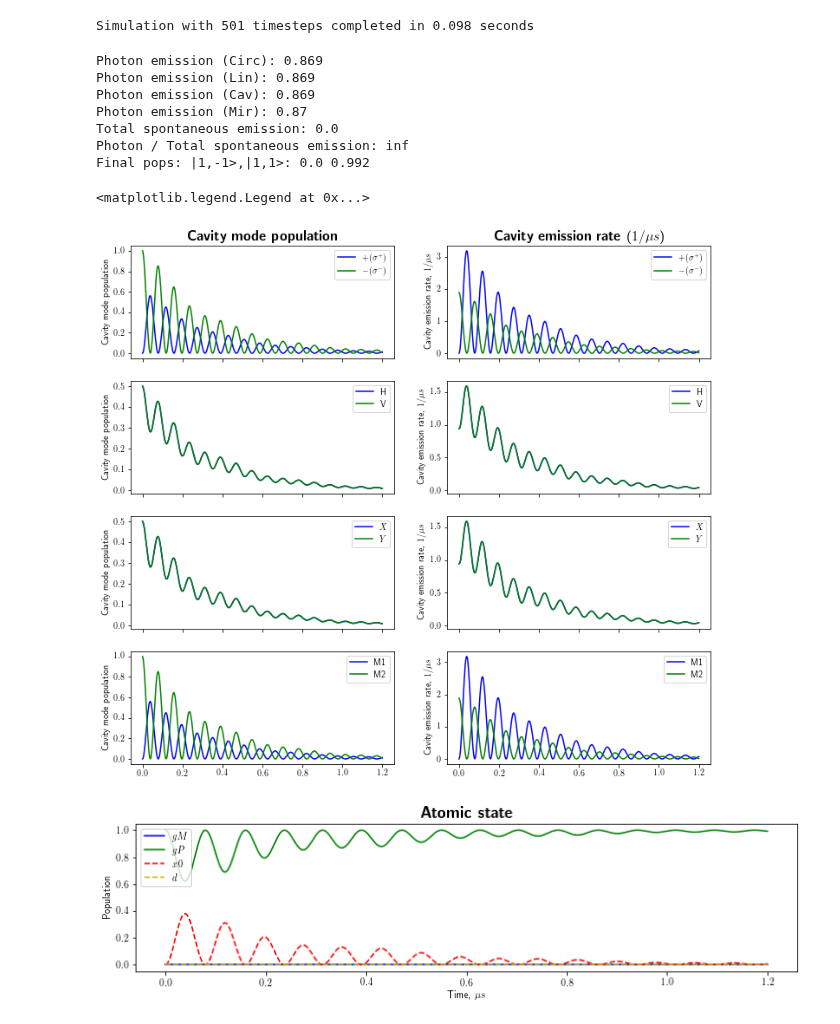
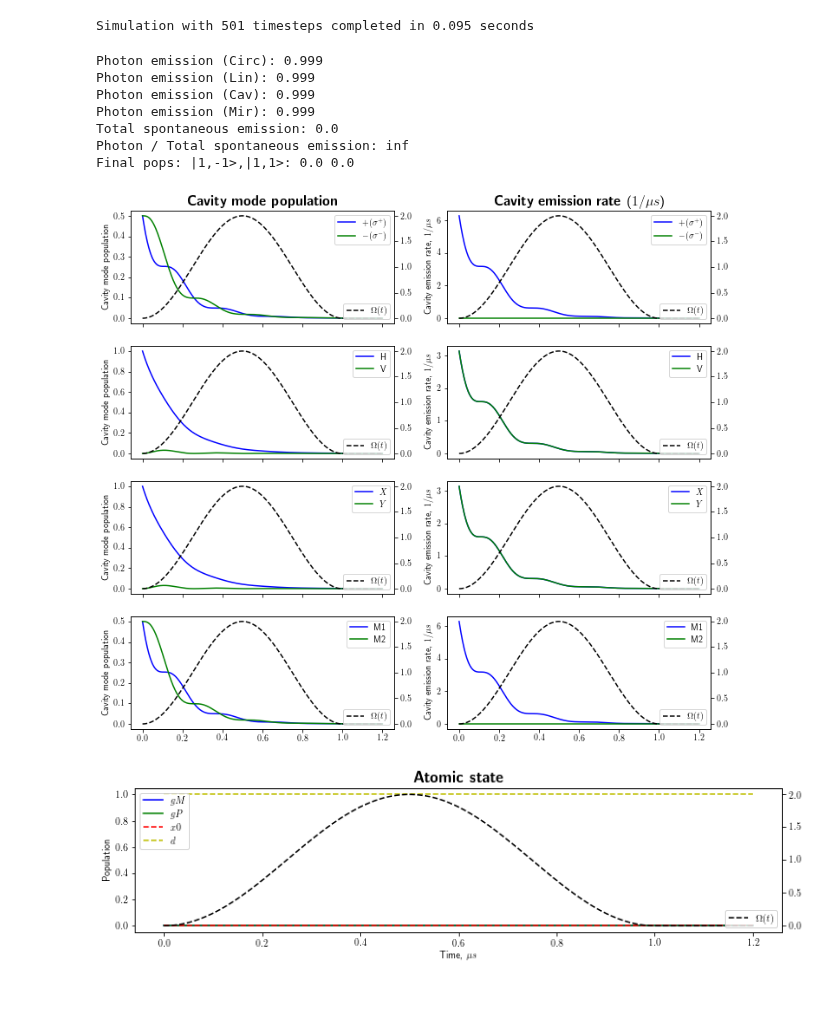
Before and after one commit to tomdbar/rb-cqed, a Jupyter notebook: vStirap-3lvl-complex-biref.ipynb, the cells around one changed output. Saved outputs shown, nothing was run; the diff lists cells and outputs as text; code cells hidden in the pictures; blank space fills up the shorter version.

```diff
--- a/vStirap-3lvl-complex-biref.ipynb
+++ b/vStirap-3lvl-complex-biref.ipynb
@@ -434,7 +417,7 @@ Parameters:
 '''
 lengthStirap= 1
 lengthSim = 1.2
-OmegaStirap = 4 * 2 * np.pi
+OmegaStirap = 2 * 2 * np.pi
 
 wStirap = np.pi / lengthStirap
 t,tStep = np.linspace(0, lengthSim, 251, retstep=True)
@@ -659,17 +642,17 @@ Perform simulation
 '''
 t,tStep = np.linspace(0, lengthSim, 501, retstep=True)
 
-#psi0 = ket(*['x0',0,0]) # Initial state of the system
+psi0 = ket(*['d',1,0]) # Initial state of the system
+#
+# psi0=(ket(*['d',1,0]) - i*ket(*['d',0,1]))/np.sqrt(2)
+# psi0=tensor(basis(M, atomStates['d']),(tensor(basis(N, 1), basis(N, 0)) +
+#                                        i * tensor(basis(N, 0), basis(N, 1))
+#                                        )/np.sqrt(2)
+#              )
 
-#psi0=(ket(*['d',1,0]) - i*ket(*['d',0,1]))/np.sqrt(2)
-
-psi0=tensor(basis(M, atomStates['gP']),(tensor(basis(N, 1), basis(N, 0)) -
-                                       i * tensor(basis(N, 0), basis(N, 1))
-                                       )/np.sqrt(2)
-             )
 
 opts = Options(rhs_reuse=False, rhs_filename='H_Stirap')
-#opts = Options()
+# opts = Options()
 
 t_start = time.time()
 
@@ -678,7 +661,7 @@ output = mesolve(H_Stirap, psi0, t, c_op_list, [], args=args_hams_Stirap, option
 print('Simulation with {0} timesteps completed in {1} seconds'.format(
 t.size,np.round(time.time()-t_start,3) ))
 # %% [output]
-Simulation with 501 timesteps completed in 0.098 seconds
+Simulation with 501 timesteps completed in 0.095 seconds
 # %%
 '''
 Handle simulation results.  Here we produce plots showing the
@@ -690,7 +673,7 @@ and the evolution of the atomic state.
 '''
 output_states = output.states
 
-n_sf=3
+n_sf=10
 
 '''
 Photon number operators for calculating the intra-cavity population in
@@ -715,11 +698,10 @@ exp_anP, exp_anM, exp_anH, exp_anV, exp_anM1, exp_anM2 =\
 
 exp_anX, exp_anY, exp_spontDecay =\
     expect([anX, anY, sigma_spontDecayOp], output_states)
-    # np.abs( expect([anX, anY, sigma_spontDecayOp], output_states) )
-
 
 exp_anP, exp_anM, exp_anH, exp_anV, exp_anM1, exp_anM2, exp_anX, exp_anY, exp_spontDecay = \
     np.round([exp_anP, exp_anM, exp_anH, exp_anV, exp_anM1, exp_anM2, exp_anX, exp_anY, exp_spontDecay],n_sf)
+
 '''
 Photon number operators for calculating cavity emission different polarisation
 bases.
@@ -734,14 +716,6 @@ phi1_LM, phi2_LM = np.angle(R_LM[0, 0]), np.angle(R_LM[1, 0])
 alpha_CM = np.clip(np.abs(R_CM[0, 0]),0,1)
 phi1_CM, phi2_CM = np.angle(R_CM[0, 0]), np.angle(R_CM[1, 0])
 
-# emP, emM = em_op(alpha_AM, phi1_AM, phi2_AM)
-# emH, emV = em_op(alpha_LM, phi1_LM, phi2_LM)
-# emX, emY = em_op(alpha_CM, phi1_CM, phi2_CM)
-# emM1, emM2 = em_op(1, 0, 0)
-#
-# exp_emP, exp_emM, exp_emH, exp_emV, exp_emX, exp_emY, exp_emM1, exp_emM2 =\
-#     np.abs( expect([emP, emM, emH, emV, emX, emY, emM1, emM2], output_states) )
-
 emP_t,emM_t = emRot_series(t, alpha_AM, phi1_AM, phi2_AM)
 emH_t,emV_t = emRot_series(t, alpha_LM, phi1_LM, phi2_LM)
 emX_t,emY_t = emRot_series(t, alpha_CM, phi1_CM, phi2_CM)
@@ -755,6 +729,10 @@ exp_emP, exp_emM, exp_emH, exp_emV, exp_emX, exp_emY, exp_emM1, exp_emM2 =\
                                                                    emM1_t, emM2_t),
                                                                output_states)]
         )).T
+
+
+exp_emP, exp_emM, exp_emH, exp_emV, exp_emX, exp_emY, exp_emM1, exp_emM2 = \
+    np.round([exp_emP, exp_emM, exp_emH, exp_emV, exp_emX, exp_emY, exp_emM1, exp_emM2],n_sf)
 
 # Total photonic emission of each mode.
 n_P = np.trapz((exp_emP), dx=tStep)
@@ -845,42 +823,46 @@ axB.set_ylabel('Cavity emission rate, $1/\mu s$')
 axB.legend(loc=1)
 
 ###
 axA,axB = a4a,a4b
 
 axA.plot(t, exp_anM1, 'b', label='M1')
 axA.plot(t, exp_anM2, 'g', label='M2')
 axA.set_ylabel('Cavity mode population')
 axA.legend(loc=1)
 
-# axB.plot(t, 2*kappa1 * exp_anM1, 'b', label='M1')
-# axB.plot(t, 2*kappa2 * exp_anM2, 'g', label='M2')
-# axB.set_ylabel('Cavity emission rate, $1/\mu s$')
-# axB.legend(loc=1)
 axB.plot(t, exp_emM1, 'b', label='M1')
 axB.plot(t, exp_emM2, 'g', label='M2')
 axB.set_ylabel('Cavity emission rate, $1/\mu s$')
 axB.legend(loc=1)
 
 f2, (a) = plt.subplots(1, 1, sharex=True, figsize=(12, 11/4))
 
 a.set_title('\\textbf{Atomic state}', fontsize=16)
 
 a.plot(t, exp_agM, 'b', label='$gM$')
 a.plot(t, exp_agP, 'g', label='$gP$')
 a.plot(t, exp_ax0, '--r', label='$x0$')
 a.plot(t, exp_ad, '--y', label='$d$')
 
 a.set_xlabel('Time, $\mu s$')
 a.set_ylabel('Population')
 a.legend(loc=2)
+
+for a in [a1a, a1b,
+          a2a, a2b,
+          a3a, a3b,
+          a4a, a4b,
+          a]:
+    aB = a.twinx()
+    aB.plot(t, [Omega(x)/(2*np.pi) for x in t], '--k', label='$\Omega(t)$')
+    aB.legend(loc=4)
 # %% [output]
-Photon emission (Circ): 0.869
-Photon emission (Lin): 0.869
-Photon emission (Cav): 0.869
-Photon emission (Mir): 0.87
+Photon emission (Circ): 0.999
+Photon emission (Lin): 0.999
+Photon emission (Cav): 0.999
+Photon emission (Mir): 0.999
 Total spontaneous emission: 0.0
 Photon / Total spontaneous emission: inf
-Final pops: |1,-1>,|1,1>: 0.0 0.992
+Final pops: |1,-1>,|1,1>: 0.0 0.0
-<matplotlib.legend.Legend at 0x...>
-[figure, old version]
+[figure, new version]
-[figure, old version]
+[figure, new version]
```
Also changed, not shown: parts of 5 cells of this notebook, 1 other file.
